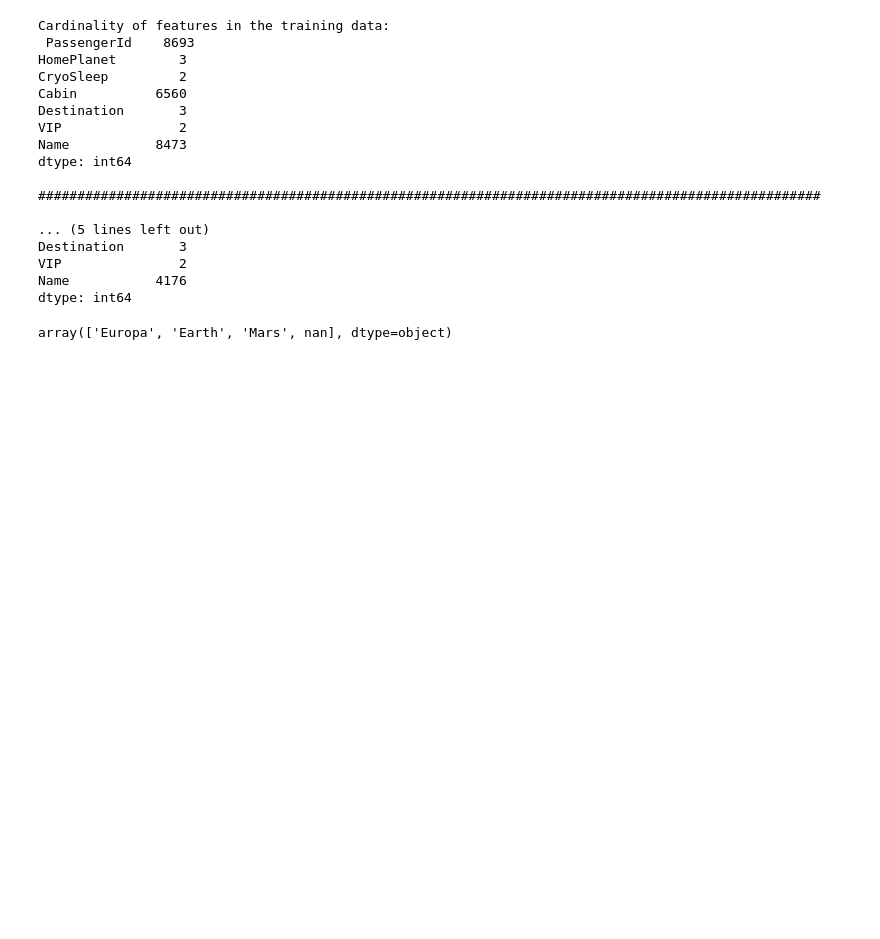
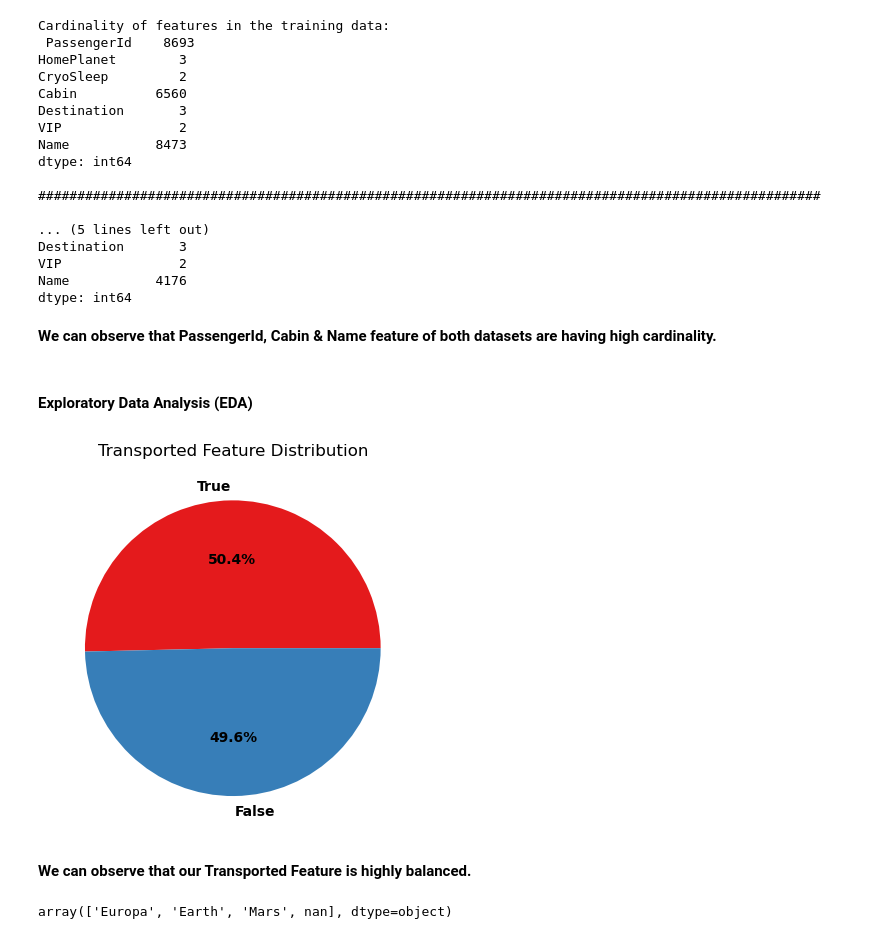
Before and after one commit to Emilly-Njue/Spaceship-Titanic, a Jupyter notebook: spaceship.ipynb, the cells around one changed output. Saved outputs shown, nothing was run; the diff lists cells and outputs as text; code cells hidden in the pictures; blank space fills up the shorter version.

Commit message:
transported feature

```diff
--- a/spaceship.ipynb
+++ b/spaceship.ipynb
@@ -156,6 +156,19 @@ Destination       3
 VIP               2
 Name           4176
 dtype: int64
+# %% [markdown]
+**We can observe that PassengerId, Cabin & Name feature of both datasets are having high cardinality.**
+# %% [markdown]
+#### **Exploratory Data Analysis (EDA)**
+# %%
+# Transported
+plt.pie(train_data["Transported"].value_counts(),labels=train_data["Transported"].value_counts().keys(),autopct="%1.1f%%",
+       textprops={"fontsize":10,"fontweight":"black"},colors=sns.color_palette("Set1"))
+plt.title("Transported Feature Distribution");
+# %% [output]
+[figure, added]
+# %% [markdown]
+**We can observe that our Transported Feature is highly balanced.**
 # %%
 # Examine the homeplanet column
 train_data['HomePlanet'].unique()
```
